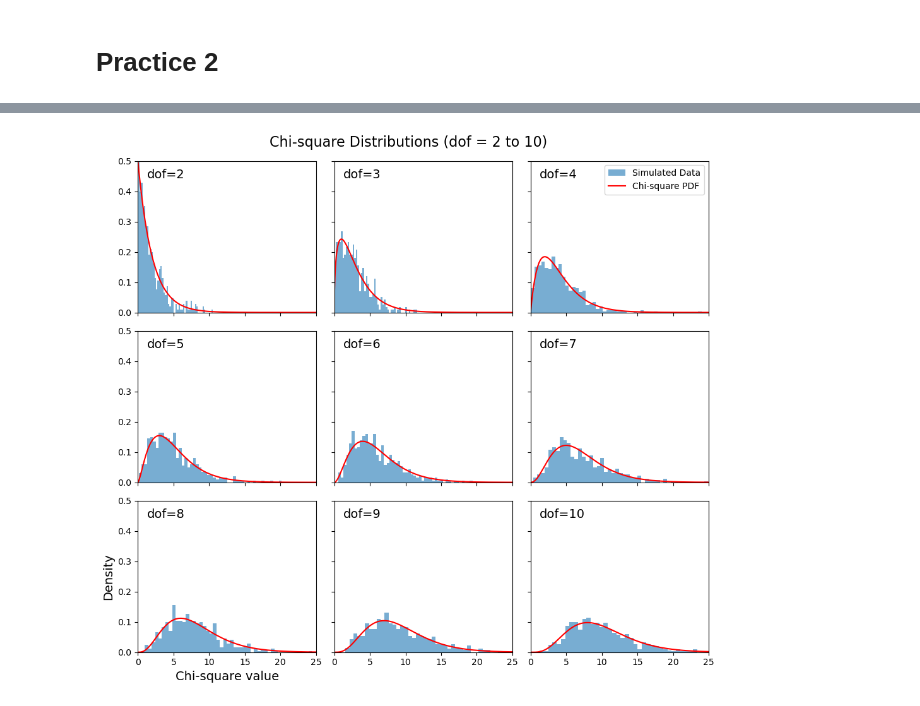
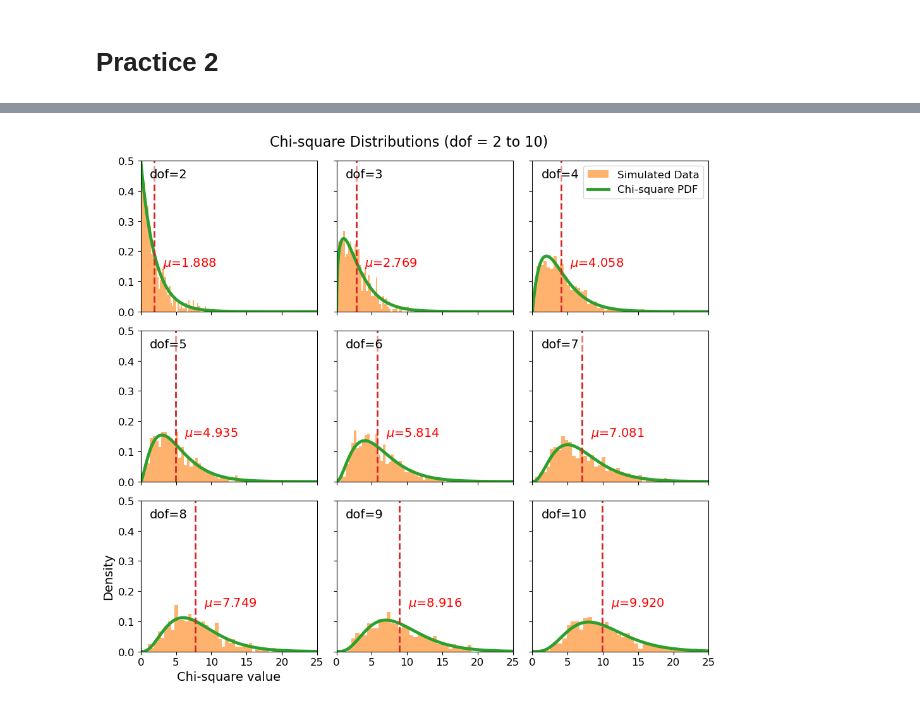
Before and after one commit to hyp0515/exp_phy_ii, a Jupyter notebook: apr29/practice_2.ipynb, the cells around one changed output, grey strips where cells are left out. Drawn from its saved outputs; the diff is of its cells as text; code cells hidden in the pictures.

```diff
--- a/apr29/practice_2.ipynb
+++ b/apr29/practice_2.ipynb
@@ -41,34 +48,42 @@ plt.subplots_adjust(left=0.03, right=0.97, top=0.95, bottom=0.05, wspace=-0.1, h
 x_vals = np.linspace(0, 30, 1000)
 # 遍歷每個自由度與子圖
 for idx, dof in enumerate(dofs):
     row = idx // 3
     col = idx % 3
     ax = axes[row, col]
 
     # 模擬卡方資料
     sum_chisqr = np.zeros(500)
     for _ in range(dof):
         data = np.random.normal(0, 1, 500)
         sum_chisqr += data**2
 
     # 畫直方圖
-    ax.hist(sum_chisqr, bins=50, density=True, alpha=0.6, label='Simulated Data')
+    ax.hist(sum_chisqr, bins=50, density=True, alpha=0.6, label='Simulated Data', color='C1')
     # 畫理論曲線
-    ax.plot(x_vals, chi2.pdf(x_vals, df=dof), color='red', label='Chi-square PDF')
+    ax.plot(x_vals, chi2.pdf(x_vals, df=dof), color='C2', label='Chi-square PDF', lw=3.5)
     ax.text(0.05, 0.95, f'dof={dof}', transform=ax.transAxes, fontsize=14,
             verticalalignment='top', bbox=dict(facecolor='white', alpha=0.5, edgecolor='none'))
+    ax.text(np.mean(sum_chisqr)/25+0.05, 0.3, f'$\mu$={np.mean(sum_chisqr):.3f}', transform=ax.transAxes,
+            fontsize=14, color='red')
+    ax.plot([np.mean(sum_chisqr),np.mean(sum_chisqr)], [0, 0.5], color='C3', lw=2, ls='--')
     ax.set_xlim(0, 25)
+    # ax.tick_parms(labelsize=12)
     ax.set_ylim(0, 0.5)
+    # ax.tick_parms(labelsize=12)
     # ax.set_title(f'dof = {dof}')
     if dof == 4:
-        ax.legend()
+        ax.legend(fontsize=12, loc='upper right')
     if dof == 8:
         ax.set_xlabel('Chi-square value', fontsize=14)
         ax.set_ylabel('Density', fontsize=14)
+    # print(np.mean(sum_chisqr))
+for ax in axes.flat:
+    ax.tick_params(axis='both', labelsize=12)
 
 plt.suptitle('Chi-square Distributions (dof = 2 to 10)', fontsize=16)
 plt.tight_layout()  # 調整 layout 以容納 suptitle
 plt.savefig('./fig/output_2_2.pdf', transparent=True)
 plt.show()
 # %% [output]
-[figure, old version]
+[figure, new version]
```
Also changed, not shown: parts of 2 cells of this notebook, 2 other files.
